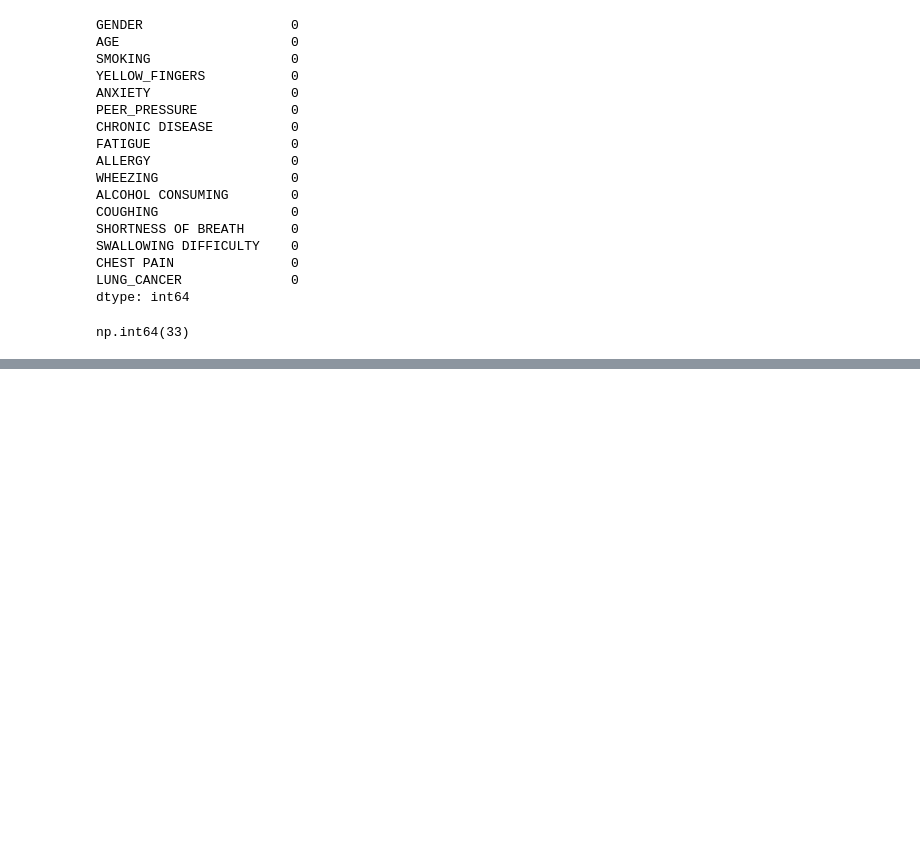
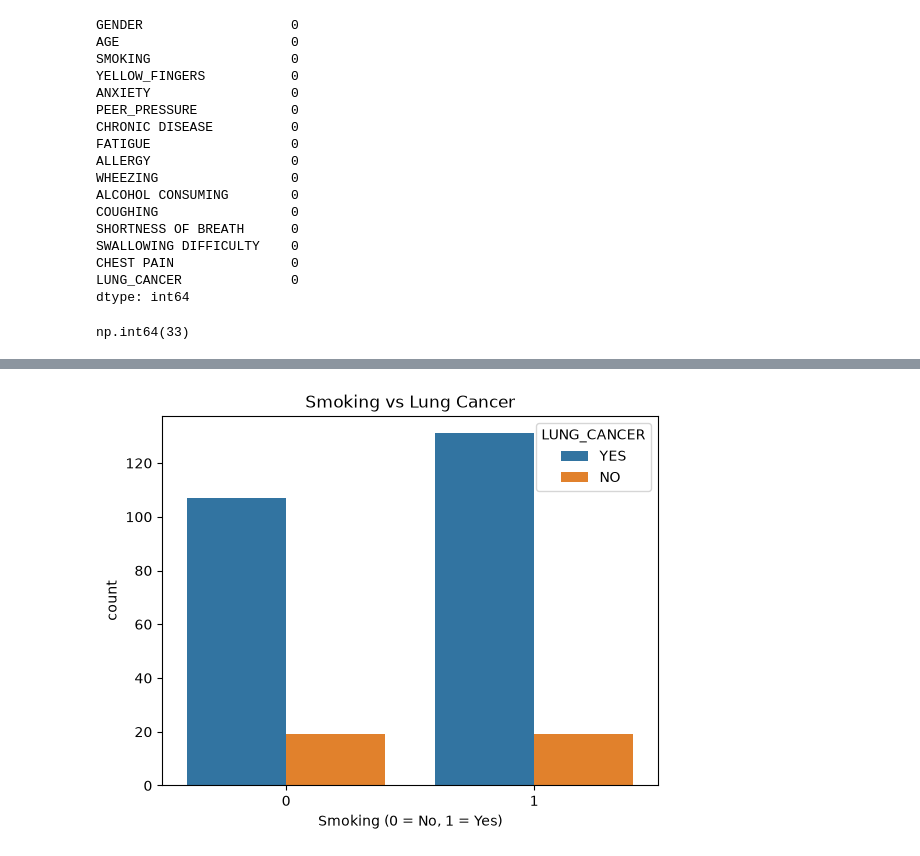
Before and after one commit to Roonit08/Machine-Learning, a Jupyter notebook: Learning Project/Cancer_Detection/KNN_lung_cancer.ipynb, the cells around one changed output, grey strips where cells are left out. Cells and saved outputs as stored; diff of their text form; code cells hidden in the pictures; blank space fills up the shorter version.

```diff
--- a/Learning Project/Cancer_Detection/KNN_lung_cancer.ipynb
+++ b/Learning Project/Cancer_Detection/KNN_lung_cancer.ipynb
@@ -98,0 +167,7 @@ np.int64(33)
+# %%
+sns.countplot(x='SMOKING', hue='LUNG_CANCER', data=lung_cancer_data)
+plt.title('Smoking vs Lung Cancer')
+plt.xlabel('Smoking (0 = No, 1 = Yes)')
+plt.show()
+# %% [output]
+[figure, added]
```
Also changed, not shown: parts of 36 cells of this notebook, 7 other files.
